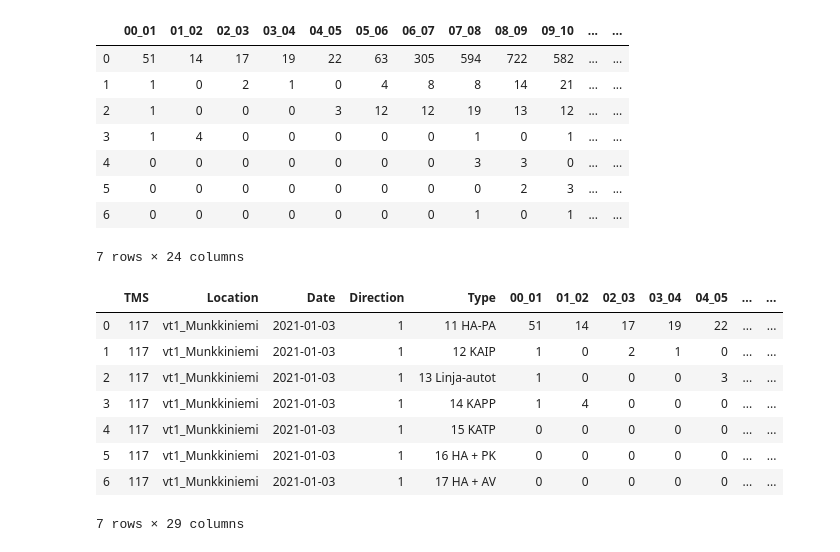
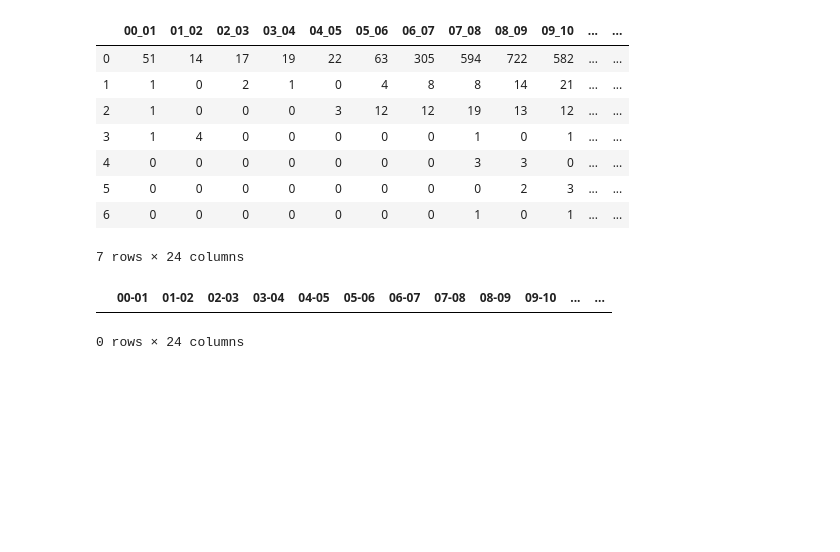
Before and after one commit to albertonietos/helsinki-traffic-prediction, a Jupyter notebook: project.ipynb, the cells around one changed output. Cells and saved outputs as stored; diff of their text form; code cells hidden in the pictures; blank space fills up the shorter version.

Commit message:
Added visualization, made data loading to method
Signed-off-by: Jussi Steenari <jussi.steenari@helsinki.fi>

```diff
--- a/project.ipynb
+++ b/project.ipynb
@@ -35,5 +35,15 @@ fig.update_layout(mapbox_style="open-street-map")
 fig.show()
 # %% [output]
 [interactive output not drawn]
+# %%
+def load_data(filepath):
+    data = pd.read_csv(filepath, sep= ';', encoding='utf-16')
+    data.rename(columns={' Mittauspiste Sijainti Päivä Suuntakoodi Ajoneuvoluokka': 'TMS', 'Unnamed: 1': 'Location', "Unnamed: 2": 'Date', "Unnamed: 3":'Direction', "Unnamed: 4":'Type'}, inplace=True)
+    data.columns = data.columns.str.replace(' KLO_', '')
+    data.Date = pd.to_datetime(data.Date)
+    for column in data.columns[5:]:
+        data[column] = data[column].replace(' ', 0)
+        data[column] = pd.to_numeric(data[column])
+    return data
 # %%
-data = pd.read_csv('117_vt1_Munkkiniemi_20210301_20210331.xls', sep= ';', encoding='utf-16')
+data = load_data('117_vt1_Munkkiniemi_20210301_20210331.xls')
@@ -44,3 +49,0 @@ data.Date = pd.to_datetime(data.Date)
-# %%
-data.columns = data.columns.str.replace(' KLO_', '')
-data.columns = data.columns.str.replace('-', '_')
@@ -81,5 +70,5 @@ stats
 # %%
-snapshot = data[(data.Date=='2021-01-03') & (data.Direction==1)]
+snapshot = data[(data.Date=='2021-01-03')]
 # %%
 snapshot.iloc[: , 5:]
 # %% [output]
@@ -93,14 +82,7 @@ snapshot.iloc[: , 5:]
 | 6 | 0 | 0 | 0 | 0 | 0 | 0 | 0 | 1 | 0 | 1 | ... | ... |
 7 rows × 24 columns
 # %%
-snapshot
+snapshot.iloc[: , 5:]
 # %% [output]
-|  | TMS | Location | Date | Direction | Type | 00_01 | 01_02 | 02_03 | 03_04 | 04_05 | ... | ... |
-| 0 | 117 | vt1_Munkkiniemi | 2021-01-03 | 1 | 11 HA-PA | 51 | 14 | 17 | 19 | 22 | ... | ... |
-| 1 | 117 | vt1_Munkkiniemi | 2021-01-03 | 1 | 12 KAIP | 1 | 0 | 2 | 1 | 0 | ... | ... |
-| 2 | 117 | vt1_Munkkiniemi | 2021-01-03 | 1 | 13 Linja-autot | 1 | 0 | 0 | 0 | 3 | ... | ... |
-| 3 | 117 | vt1_Munkkiniemi | 2021-01-03 | 1 | 14 KAPP | 1 | 4 | 0 | 0 | 0 | ... | ... |
-| 4 | 117 | vt1_Munkkiniemi | 2021-01-03 | 1 | 15 KATP | 0 | 0 | 0 | 0 | 0 | ... | ... |
-| 5 | 117 | vt1_Munkkiniemi | 2021-01-03 | 1 | 16 HA + PK | 0 | 0 | 0 | 0 | 0 | ... | ... |
-| 6 | 117 | vt1_Munkkiniemi | 2021-01-03 | 1 | 17 HA + AV | 0 | 0 | 0 | 0 | 0 | ... | ... |
+|  | 00-01 | 01-02 | 02-03 | 03-04 | 04-05 | 05-06 | 06-07 | 07-08 | 08-09 | 09-10 | ... | ... |
-7 rows × 29 columns
+0 rows × 24 columns
```
Also changed, not shown: parts of 8 cells of this notebook, 1 other file.
